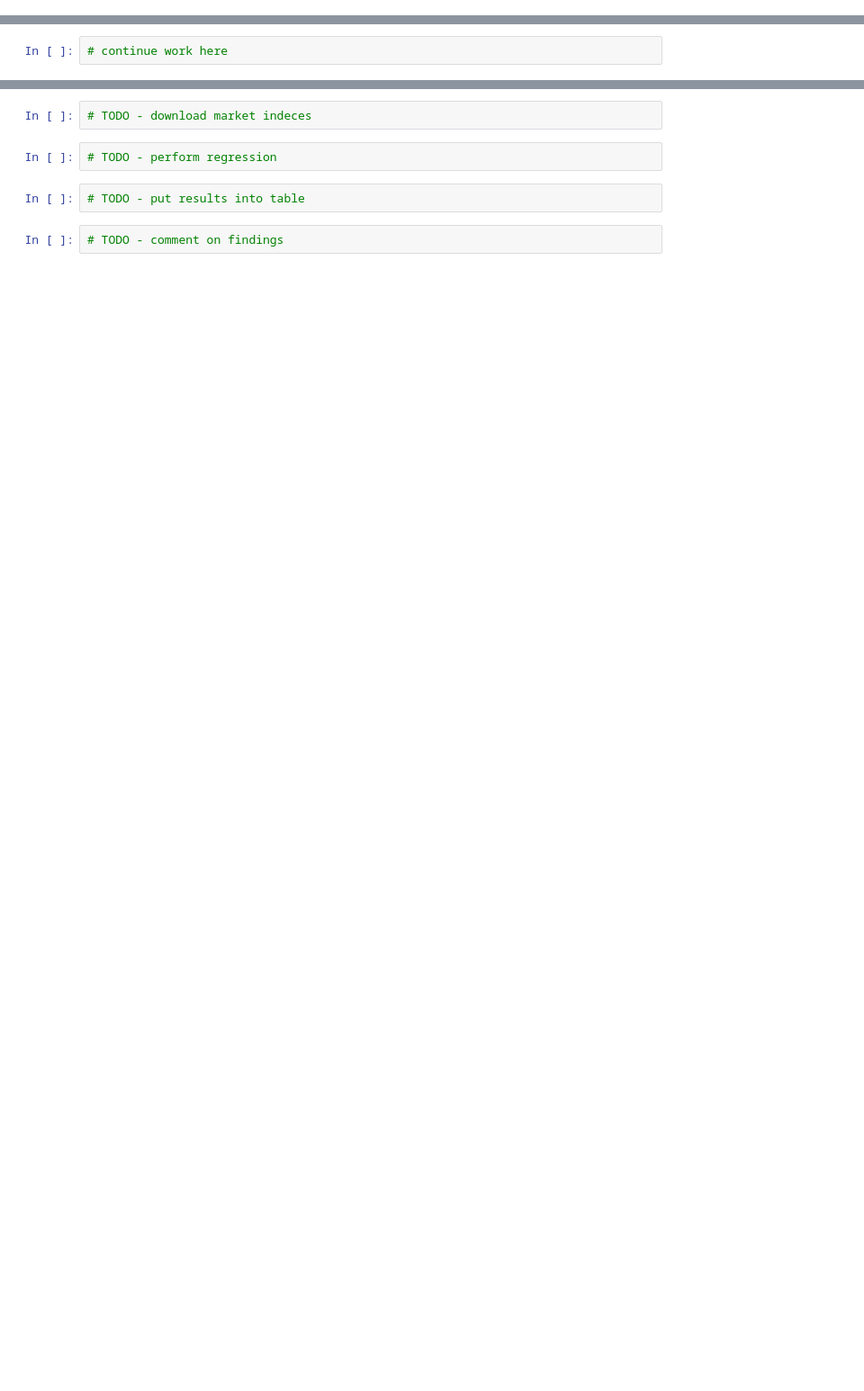
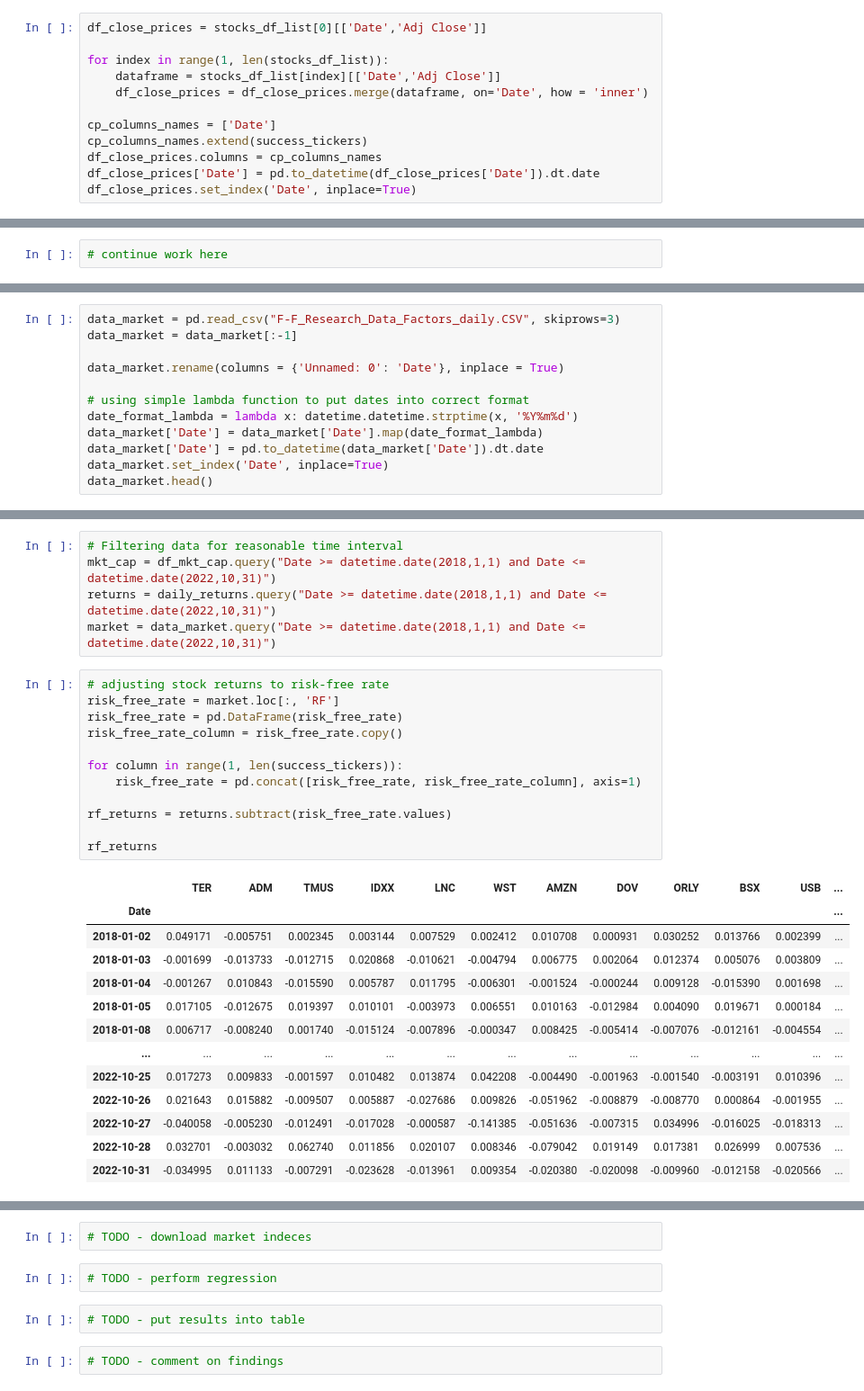
Before and after one commit to tigerbroko/Nova-SBE-Introduction-to-Programming, a Jupyter notebook: Intro-to-Programming-Project.ipynb, the cells around one changed output, grey strips where cells are left out. Shown at 90% size. Cells and saved outputs as stored; diff of their text form; blank space fills up the shorter version.

Commit message:
returns adjusted to rf rate, next making mkt betas

```diff
--- a/Intro-to-Programming-Project.ipynb
+++ b/Intro-to-Programming-Project.ipynb
@@ -209,0 +114,12 @@ daily_returns.head()
+# %%
+df_close_prices = stocks_df_list[0][['Date','Adj Close']]
+
+for index in range(1, len(stocks_df_list)):
+    dataframe = stocks_df_list[index][['Date','Adj Close']]
+    df_close_prices = df_close_prices.merge(dataframe, on='Date', how = 'inner')
+
+cp_columns_names = ['Date']
+cp_columns_names.extend(success_tickers)
+df_close_prices.columns = cp_columns_names
+df_close_prices['Date'] = pd.to_datetime(df_close_prices['Date']).dt.date
+df_close_prices.set_index('Date', inplace=True)
@@ -248,0 +148,12 @@ daily_returns.head()
+# %%
+data_market = pd.read_csv("F-F_Research_Data_Factors_daily.CSV", skiprows=3)
+data_market = data_market[:-1]
+
+data_market.rename(columns = {'Unnamed: 0': 'Date'}, inplace = True)
+
+# using simple lambda function to put dates into correct format
+date_format_lambda = lambda x: datetime.datetime.strptime(x, '%Y%m%d')
+data_market['Date'] = data_market['Date'].map(date_format_lambda)
+data_market['Date'] = pd.to_datetime(data_market['Date']).dt.date
+data_market.set_index('Date', inplace=True)
+data_market.head()
@@ -248,0 +168,31 @@ daily_returns.head()
+# %%
+# Filtering data for reasonable time interval
+mkt_cap = df_mkt_cap.query("Date >= datetime.date(2018,1,1) and Date <= datetime.date(2022,10,31)")
+returns = daily_returns.query("Date >= datetime.date(2018,1,1) and Date <= datetime.date(2022,10,31)")
+market = data_market.query("Date >= datetime.date(2018,1,1) and Date <= datetime.date(2022,10,31)")
+# %%
+# adjusting stock returns to risk-free rate
+risk_free_rate = market.loc[:, 'RF']
+risk_free_rate = pd.DataFrame(risk_free_rate)
+risk_free_rate_column = risk_free_rate.copy()
+
+for column in range(1, len(success_tickers)):
+    risk_free_rate = pd.concat([risk_free_rate, risk_free_rate_column], axis=1)
+
+rf_returns = returns.subtract(risk_free_rate.values)
+
+rf_returns
+# %% [output]
+|  | TER | ADM | TMUS | IDXX | LNC | WST | AMZN | DOV | ORLY | BSX | USB | ... |
+| Date |  |  |  |  |  |  |  |  |  |  |  | ... |
+| 2018-01-02 | 0.049171 | -0.005751 | 0.002345 | 0.003144 | 0.007529 | 0.002412 | 0.010708 | 0.000931 | 0.030252 | 0.013766 | 0.002399 | ... |
+| 2018-01-03 | -0.001699 | -0.013733 | -0.012715 | 0.020868 | -0.010621 | -0.004794 | 0.006775 | 0.002064 | 0.012374 | 0.005076 | 0.003809 | ... |
+| 2018-01-04 | -0.001267 | 0.010843 | -0.015590 | 0.005787 | 0.011795 | -0.006301 | -0.001524 | -0.000244 | 0.009128 | -0.015390 | 0.001698 | ... |
+| 2018-01-05 | 0.017105 | -0.012675 | 0.019397 | 0.010101 | -0.003973 | 0.006551 | 0.010163 | -0.012984 | 0.004090 | 0.019671 | 0.000184 | ... |
+| 2018-01-08 | 0.006717 | -0.008240 | 0.001740 | -0.015124 | -0.007896 | -0.000347 | 0.008425 | -0.005414 | -0.007076 | -0.012161 | -0.004554 | ... |
+| ... | ... | ... | ... | ... | ... | ... | ... | ... | ... | ... | ... | ... |
+| 2022-10-25 | 0.017273 | 0.009833 | -0.001597 | 0.010482 | 0.013874 | 0.042208 | -0.004490 | -0.001963 | -0.001540 | -0.003191 | 0.010396 | ... |
+| 2022-10-26 | 0.021643 | 0.015882 | -0.009507 | 0.005887 | -0.027686 | 0.009826 | -0.051962 | -0.008879 | -0.008770 | 0.000864 | -0.001955 | ... |
+| 2022-10-27 | -0.040058 | -0.005230 | -0.012491 | -0.017028 | -0.000587 | -0.141385 | -0.051636 | -0.007315 | 0.034996 | -0.016025 | -0.018313 | ... |
+| 2022-10-28 | 0.032701 | -0.003032 | 0.062740 | 0.011856 | 0.020107 | 0.008346 | -0.079042 | 0.019149 | 0.017381 | 0.026999 | 0.007536 | ... |
+| 2022-10-31 | -0.034995 | 0.011133 | -0.007291 | -0.023628 | -0.013961 | 0.009354 | -0.020380 | -0.020098 | -0.009960 | -0.012158 | -0.020566 | ... |
```
Also changed, not shown: parts of 38 cells of this notebook, 21 other files.
